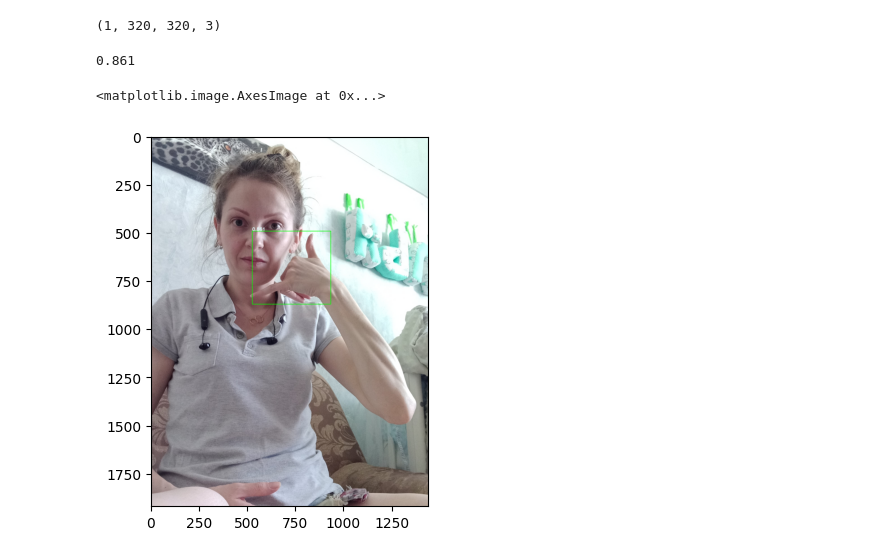
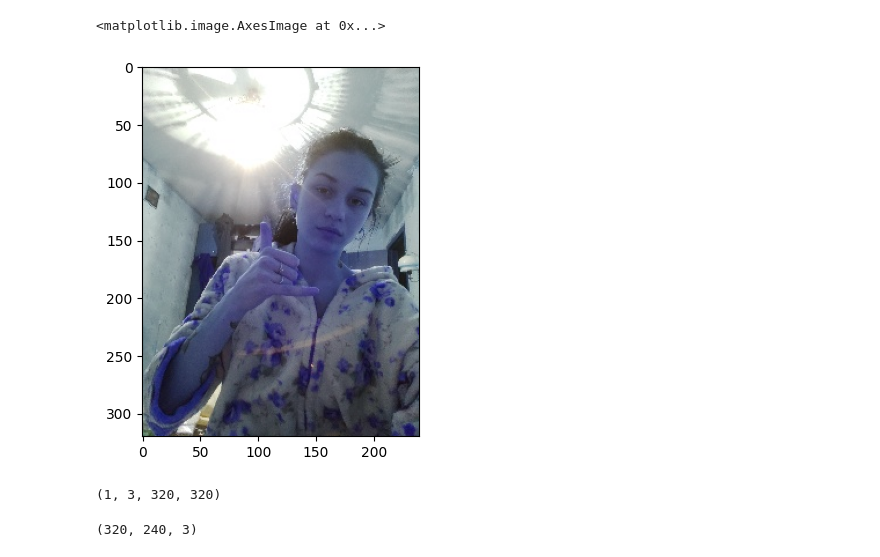
Before and after one commit to winson0404/gesture-classification, a Jupyter notebook: hand_detection.ipynb, the cells around one changed output. Drawn from its saved outputs; the diff is of its cells as text; code cells hidden in the pictures.

```diff
--- a/hand_detection.ipynb
+++ b/hand_detection.ipynb
@@ -41,6 +43,11 @@ gesture = "call"
 # %%
 session = ort.InferenceSession(weight_path, providers=provider)
 # %%
-image_file = os.listdir(f"../data/subsample/{gesture}/")[-1]
-image = cv2.imread(f"../data/subsample/{gesture}/{image_file}")
-imgList = [image]
+image_file = os.listdir(f"../data/train/{gesture}/")[3]
+image = cv2.imread(f"../data/train/{gesture}/{image_file}")
+
+#show image
+plt.imshow(image)
+# %% [output]
+<matplotlib.image.AxesImage at 0x...>
+[figure, added]
@@ -64,4 +56,0 @@ image, ratio, dwdh = letterbox(image, auto=False)
-# %%
-np.expand_dims(image, 0).shape
-# %% [output]
-(1, 320, 320, 3)
@@ -73,25 +57,4 @@ out = session.run(outname, {'images': im})[0]
-# %%
-
-
-for i,(batch_id,x0,y0,x1,y1,cls_id,score) in enumerate(out):
-    if score < 0.7:
-        continue
-    if batch_id >= 6:
-        break
-    image = origin_RGB[int(batch_id)]
-    ratio,dwdh = resize_data[int(batch_id)][1:]
-    box = np.array([x0,y0,x1,y1])
-    box -= np.array(dwdh*2)
-    box /= ratio
-    box = box.round().astype(np.int32).tolist()
-    cls_id = int(cls_id)
-    score = round(float(score),3)
-    color = (0,255,0)
-    cv2.rectangle(image,box[:2],box[2:],color,2)
-    print(score)
-    cv2.putText(image,f"{score}",(box[0], box[1] - 2),cv2.FONT_HERSHEY_SIMPLEX,0.75,[225, 255, 255],thickness=2)
-plt.imshow(origin_RGB[0])
-# %% [output]
-0.861
-<matplotlib.image.AxesImage at 0x...>
-[figure, removed]
+# %%
+image_output.shape
+# %% [output]
+(1, 3, 320, 320)
@@ -97,0 +63,4 @@ plt.imshow(origin_RGB[0])
+# %%
+image.shape
+# %% [output]
+(320, 240, 3)
```
Also changed, not shown: parts of 11 cells of this notebook, 7 other files.
